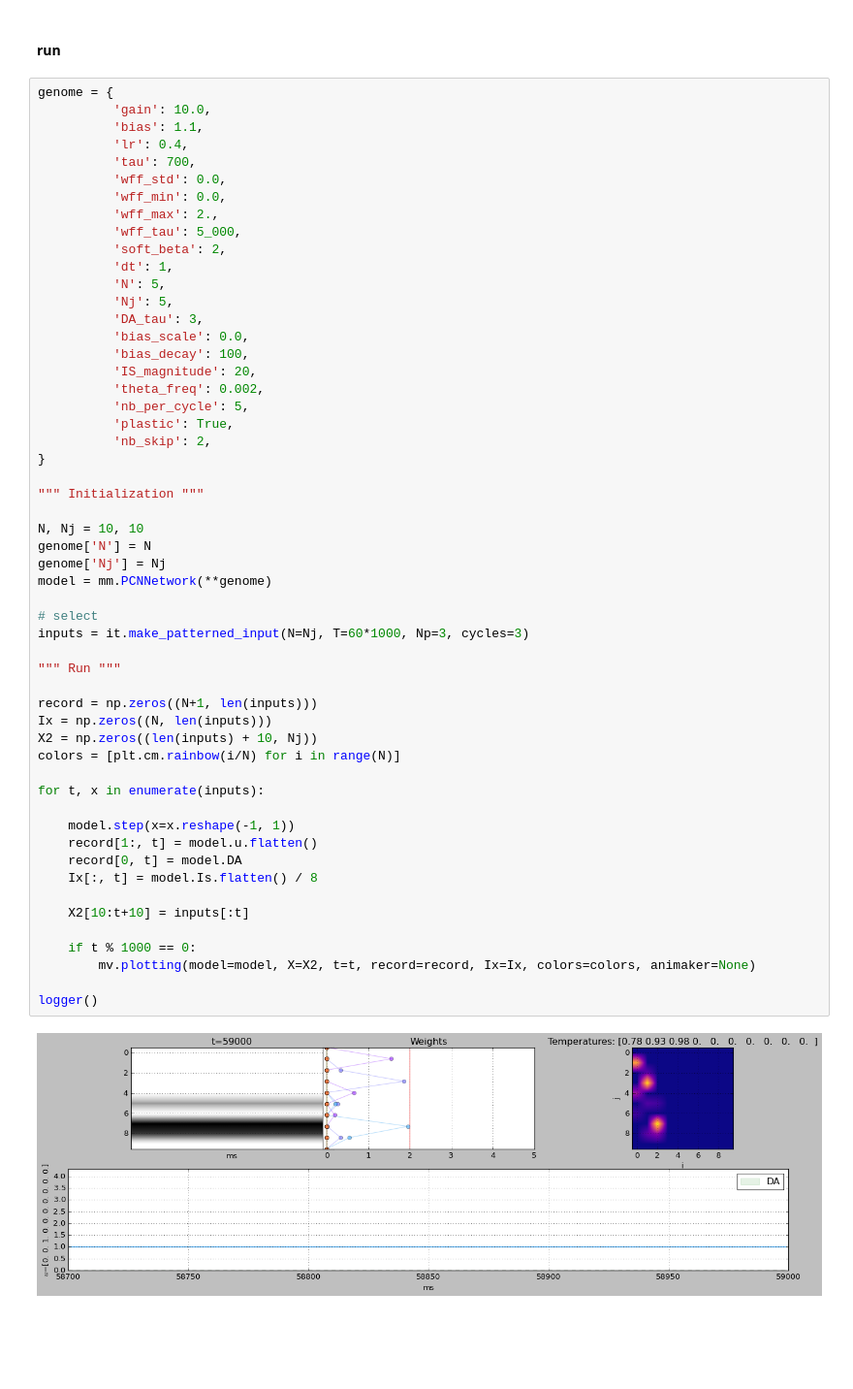
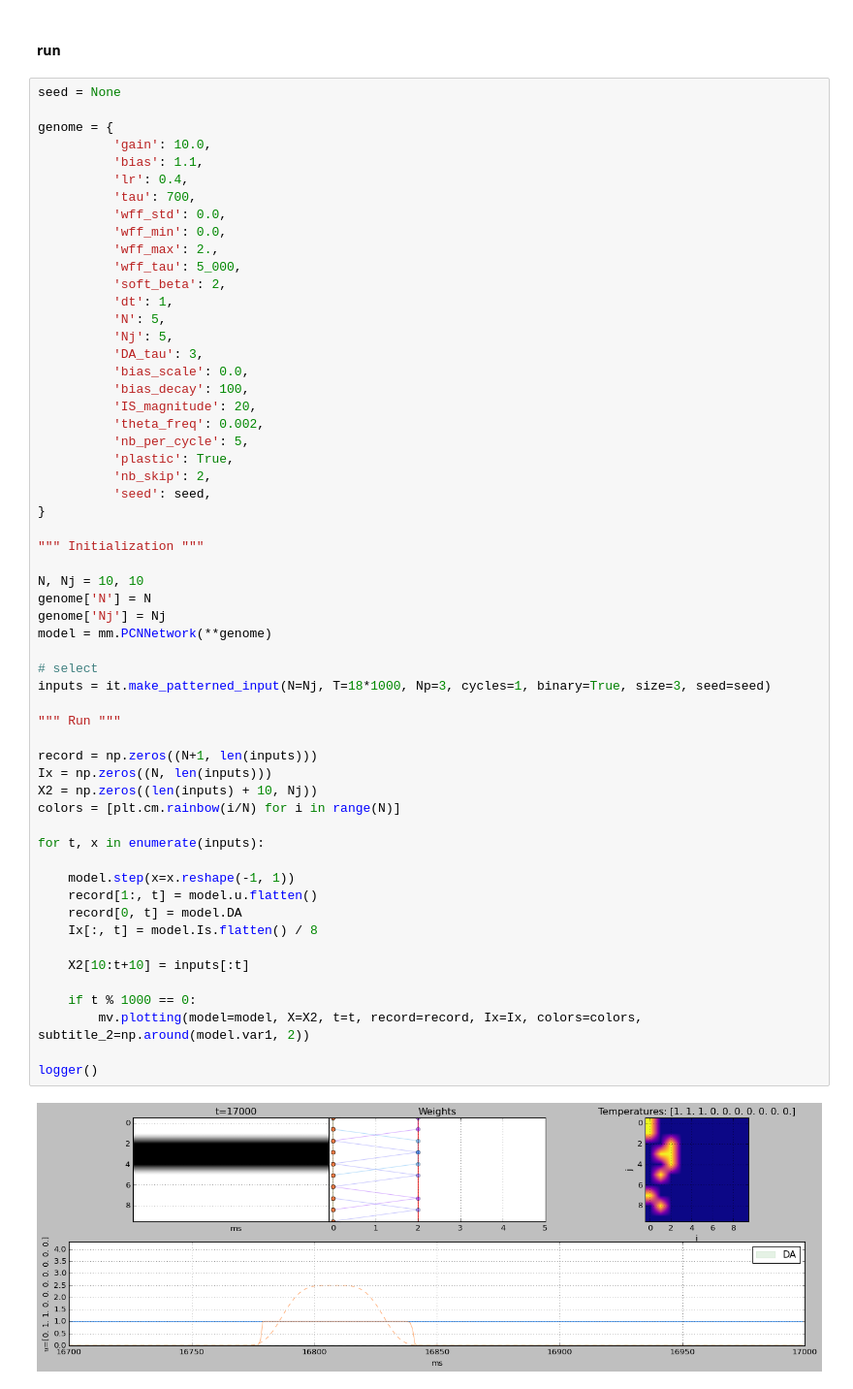
Before and after one commit to iKiru-hub/PCNN, a Jupyter notebook: lab_pcnn_nonhot_1.ipynb, the cells around one changed output. Shown at 97% size. Cells and saved outputs as stored; diff of their text form; blank space fills up the shorter version.

```diff
--- a/lab_pcnn_nonhot_1.ipynb
+++ b/lab_pcnn_nonhot_1.ipynb
@@ -265,6 +303,8 @@ Select a file index:  13
 # %% [markdown]
 #### run
 # %%
+seed = None
+
 genome = {
           'gain': 10.0,
           'bias': 1.1,
@@ -286,37 +326,38 @@ genome = {
           'nb_per_cycle': 5,
           'plastic': True,
           'nb_skip': 2,
+          'seed': seed,
 }
 
 """ Initialization """
 
 N, Nj = 10, 10
 genome['N'] = N
 genome['Nj'] = Nj
 model = mm.PCNNetwork(**genome)
 
 # select
-inputs = it.make_patterned_input(N=Nj, T=60*1000, Np=3, cycles=3)
+inputs = it.make_patterned_input(N=Nj, T=18*1000, Np=3, cycles=1, binary=True, size=3, seed=seed)
 
 """ Run """
 
 record = np.zeros((N+1, len(inputs)))
 Ix = np.zeros((N, len(inputs)))
 X2 = np.zeros((len(inputs) + 10, Nj))
 colors = [plt.cm.rainbow(i/N) for i in range(N)]
 
 for t, x in enumerate(inputs):
 
     model.step(x=x.reshape(-1, 1))
     record[1:, t] = model.u.flatten()
     record[0, t] = model.DA
     Ix[:, t] = model.Is.flatten() / 8
 
     X2[10:t+10] = inputs[:t]
 
     if t % 1000 == 0:
-        mv.plotting(model=model, X=X2, t=t, record=record, Ix=Ix, colors=colors, animaker=None)
+        mv.plotting(model=model, X=X2, t=t, record=record, Ix=Ix, colors=colors, subtitle_2=np.around(model.var1, 2))
 
 logger()
 # %% [output]
-[figure, old version]
+[figure, new version]
```
Also changed, not shown: parts of 5 cells of this notebook, 3 other files.
